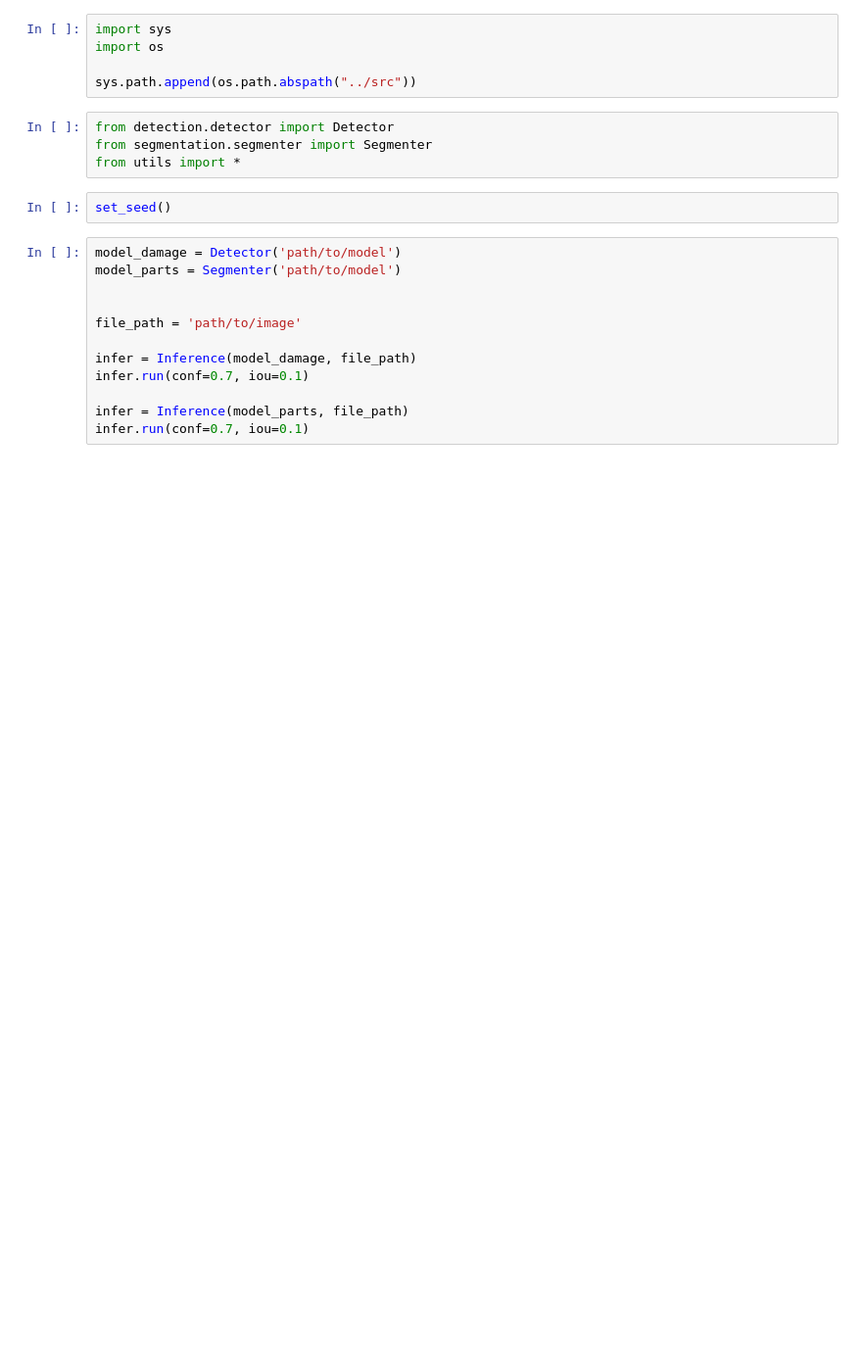
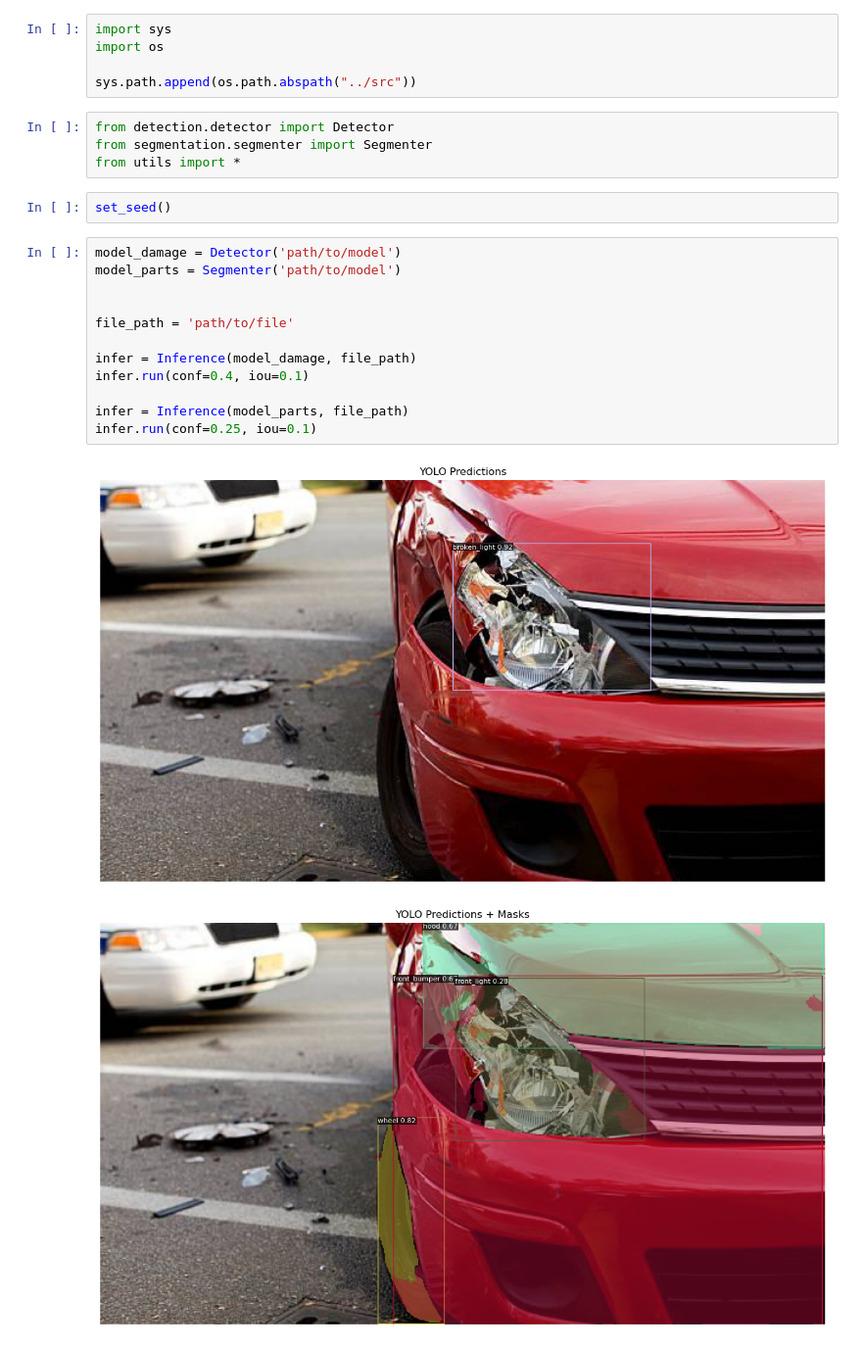
Before and after one commit to oopscompiled/car-damage-assessment, a Jupyter notebook: notebooks/03_scoring.ipynb, the cells around one changed output. Shown at 98% size. Saved outputs shown, nothing was run; the diff lists cells and outputs as text; blank space fills up the shorter version.

```diff
--- a/notebooks/03_scoring.ipynb
+++ b/notebooks/03_scoring.ipynb
@@ -12,15 +12,18 @@ set_seed()
 # %%
 model_damage = Detector('path/to/model')
 model_parts = Segmenter('path/to/model')
 
 
-file_path = 'path/to/image'
+file_path = 'path/to/file'
 
 infer = Inference(model_damage, file_path)
-infer.run(conf=0.7, iou=0.1)
+infer.run(conf=0.4, iou=0.1)
 
 infer = Inference(model_parts, file_path)
-infer.run(conf=0.7, iou=0.1)
+infer.run(conf=0.25, iou=0.1)
+# %% [output]
+[figure, added]
+[figure, added]
 # %%
 summary = build_damage_summary(file_path, model_damage, model_parts, conf=0.3)
 
```
Also changed, not shown: parts of 2 cells of this notebook, 1 other file.
